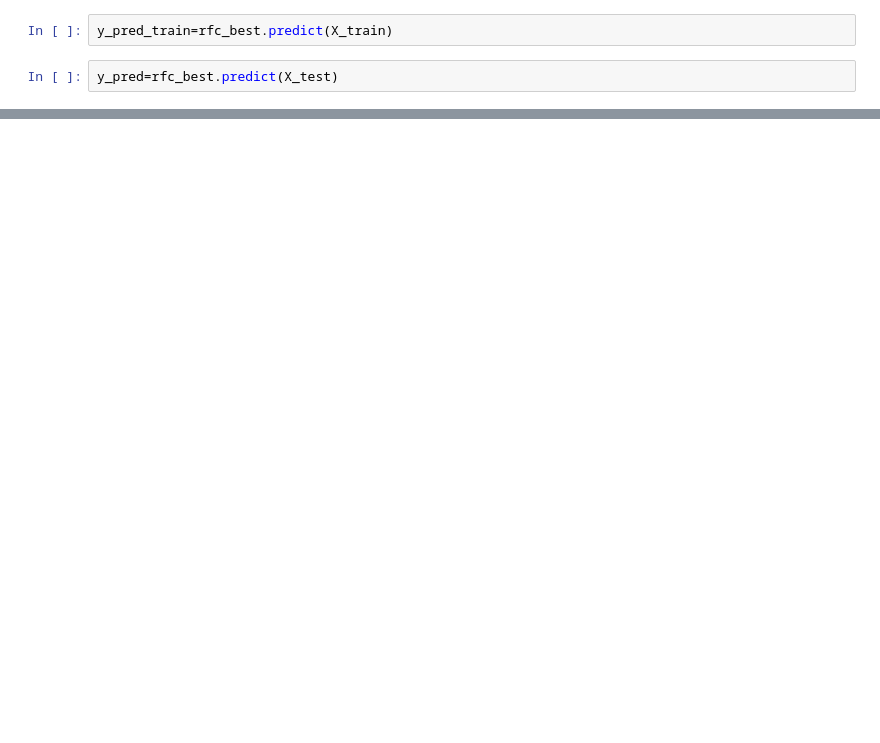
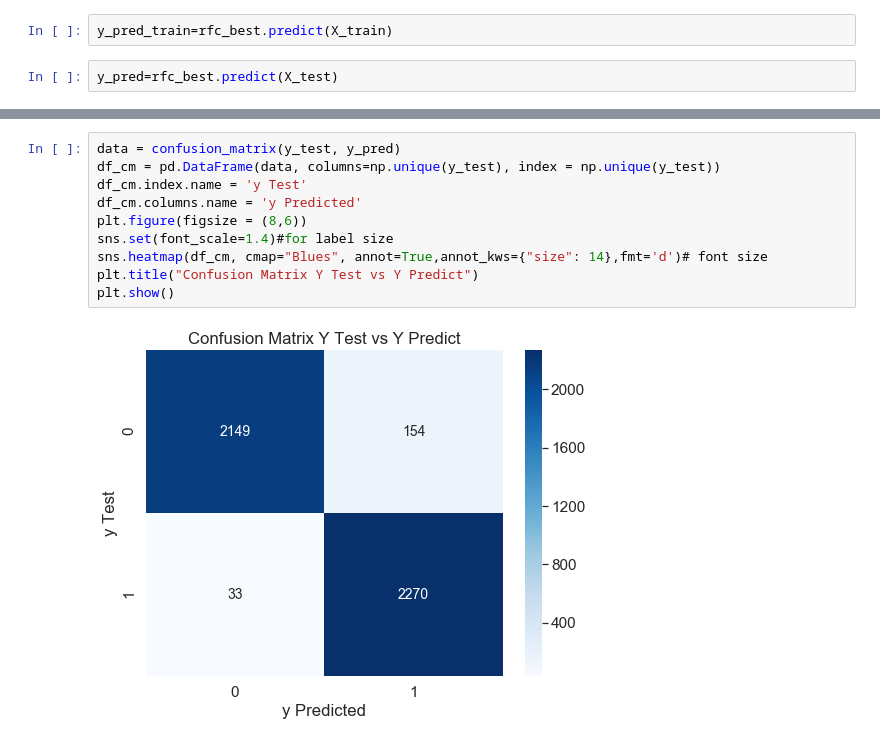
Before and after one commit to paulagual/ProjectIronhack, a Jupyter notebook: 5-1.Model_Selection.ipynb, the cells around one changed output, grey strips where cells are left out. Drawn from its saved outputs; the diff is of its cells as text; blank space fills up the shorter version.

```diff
--- a/5-1.Model_Selection.ipynb
+++ b/5-1.Model_Selection.ipynb
@@ -272,3 +255,15 @@ array([[2150,  156],
+# %%
+data = confusion_matrix(y_test, y_pred)
+df_cm = pd.DataFrame(data, columns=np.unique(y_test), index = np.unique(y_test))
+df_cm.index.name = 'y Test'
+df_cm.columns.name = 'y Predicted'
+plt.figure(figsize = (8,6))
+sns.set(font_scale=1.4)#for label size
+sns.heatmap(df_cm, cmap="Blues", annot=True,annot_kws={"size": 14},fmt='d')# font size
+plt.title("Confusion Matrix Y Test vs Y Predict")
+plt.show()
+# %% [output]
+[figure, added]
 # %%
 roc_auc_score(y_test, y_pred)
 # %% [output]
```
Also changed, not shown: parts of 29 cells of this notebook, 5 other files.
